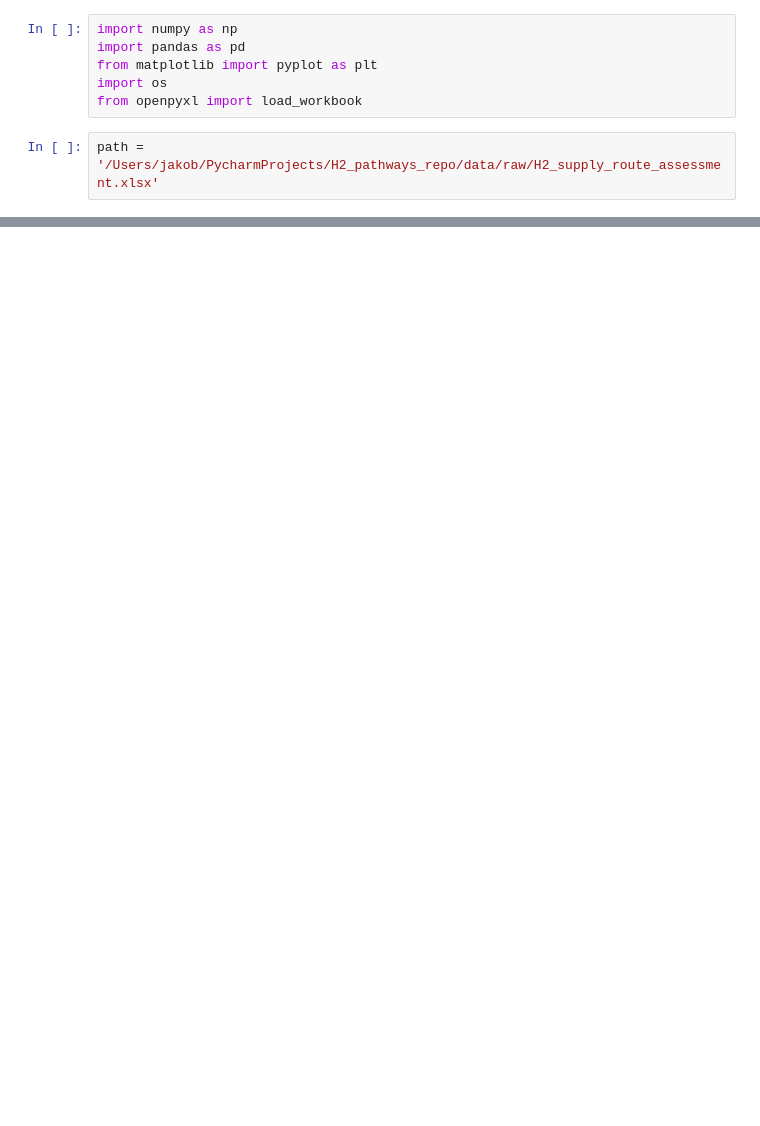
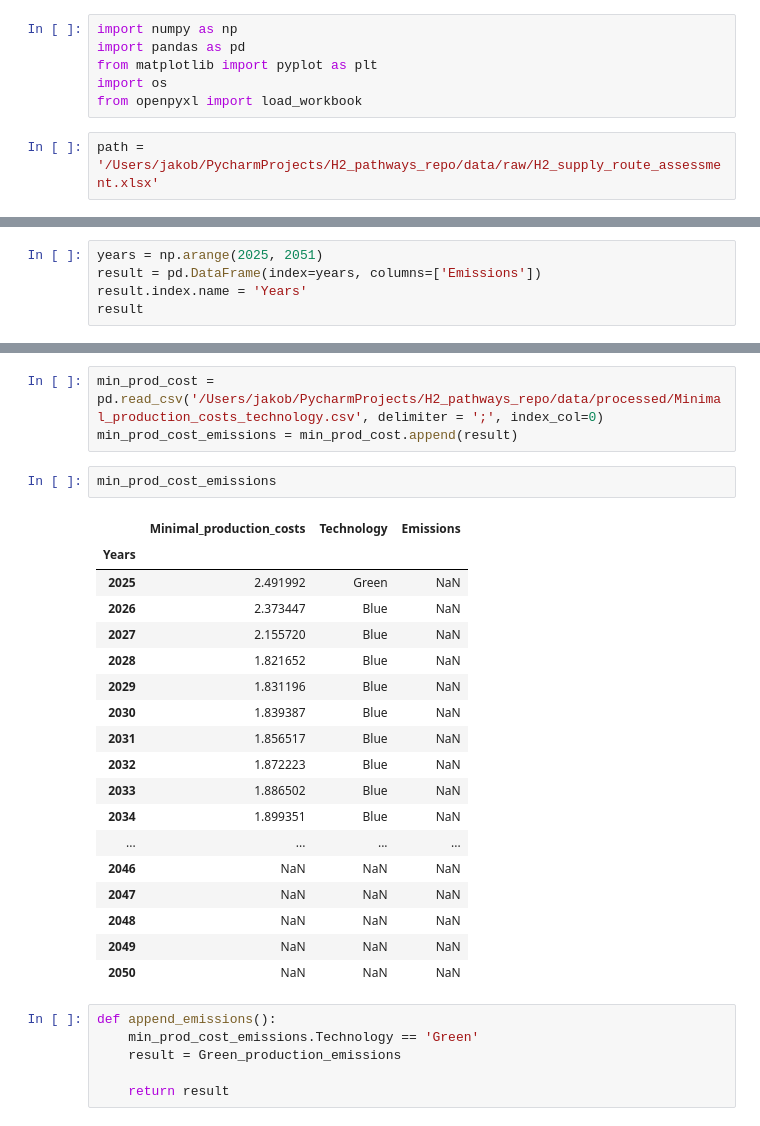
Before and after one commit to ReuterJakob/H2_pathways_repo, a Jupyter notebook: notebooks/Emissions/Supply_Emissions.ipynb, the cells around one changed output, grey strips where cells are left out. Cells and saved outputs as stored; diff of their text form; blank space fills up the shorter version.

```diff
--- a/notebooks/Emissions/Supply_Emissions.ipynb
+++ b/notebooks/Emissions/Supply_Emissions.ipynb
@@ -47,0 +246,5 @@ Name: Blue hydrogen emissions [kg CO2/kg H2] - Norway, dtype: object
+# %%
+years = np.arange(2025, 2051)
+result = pd.DataFrame(index=years, columns=['Emissions'])
+result.index.name = 'Years'
+result
@@ -47,0 +270,30 @@ Name: Blue hydrogen emissions [kg CO2/kg H2] - Norway, dtype: object
+# %%
+min_prod_cost = pd.read_csv('/Users/jakob/PycharmProjects/H2_pathways_repo/data/processed/Minimal_production_costs_technology.csv', delimiter = ';', index_col=0)
+min_prod_cost_emissions = min_prod_cost.append(result)
+# %%
+min_prod_cost_emissions
+# %% [output]
+|  | Minimal_production_costs | Technology | Emissions |
+| Years |  |  |  |
+| 2025 | 2.491992 | Green | NaN |
+| 2026 | 2.373447 | Blue | NaN |
+| 2027 | 2.155720 | Blue | NaN |
+| 2028 | 1.821652 | Blue | NaN |
+| 2029 | 1.831196 | Blue | NaN |
+| 2030 | 1.839387 | Blue | NaN |
+| 2031 | 1.856517 | Blue | NaN |
+| 2032 | 1.872223 | Blue | NaN |
+| 2033 | 1.886502 | Blue | NaN |
+| 2034 | 1.899351 | Blue | NaN |
+| ... | ... | ... | ... |
+| 2046 | NaN | NaN | NaN |
+| 2047 | NaN | NaN | NaN |
+| 2048 | NaN | NaN | NaN |
+| 2049 | NaN | NaN | NaN |
+| 2050 | NaN | NaN | NaN |
+# %%
+def append_emissions():
+    min_prod_cost_emissions.Technology == 'Green'
+    result = Green_production_emissions
+
+    return result
```
Also changed, not shown: parts of 22 cells of this notebook, 10 other files.
